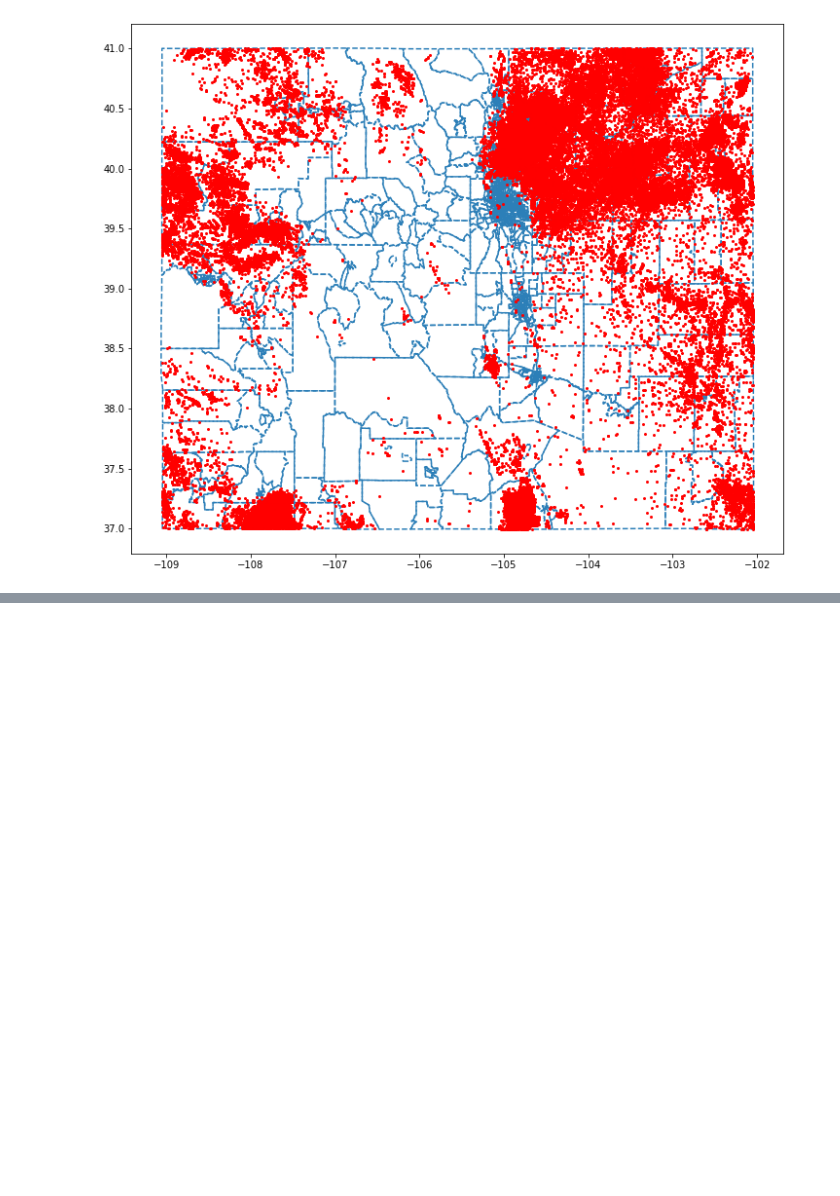
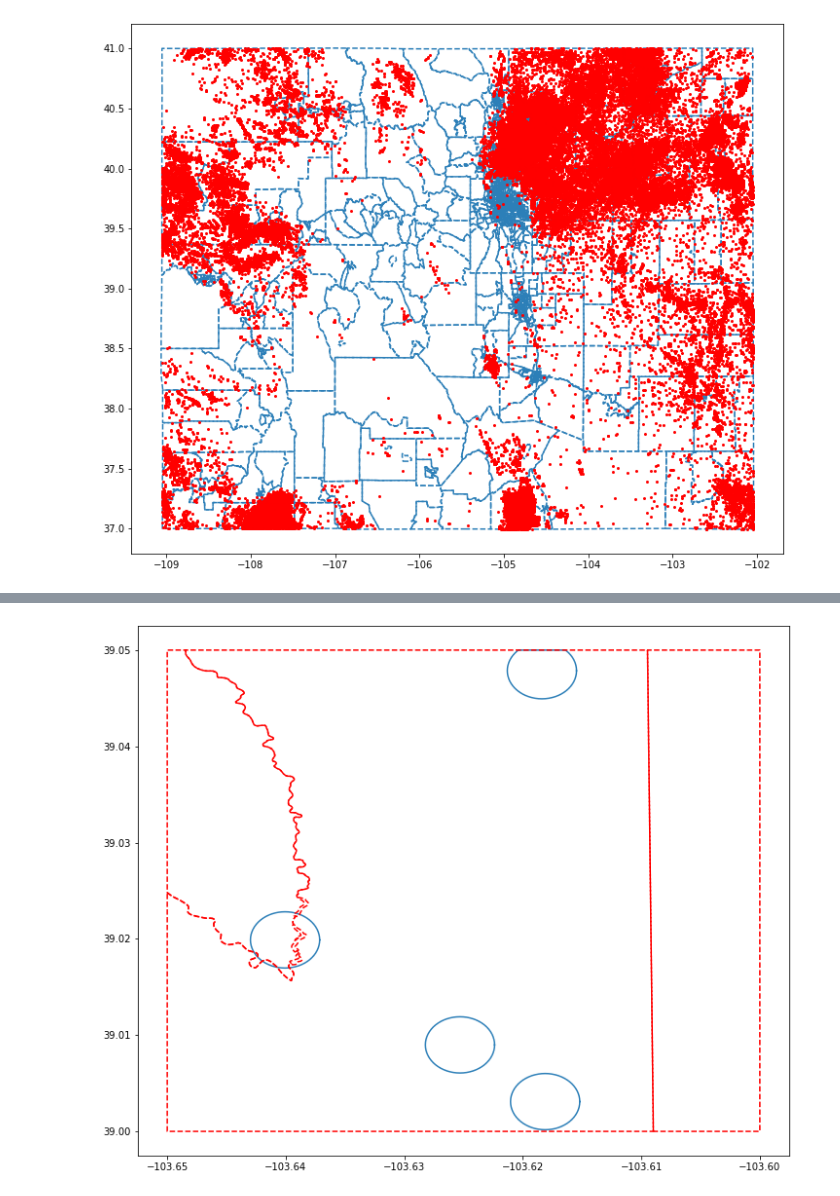
Before and after one commit to margaretmccall/mapping-for-environmental-justice, a Jupyter notebook: oil_gas_calculations.ipynb, the cells around one changed output, grey strips where cells are left out. Drawn from its saved outputs; the diff is of its cells as text; code cells hidden in the pictures; blank space fills up the shorter version.

```diff
--- a/oil_gas_calculations.ipynb
+++ b/oil_gas_calculations.ipynb
@@ -276,3 +156,3 @@ plt.plot(oil_gas.long, oil_gas.lat, 'or', markersize=2)
 # %%
-#Aligning CRS; putting well CRS in tract CRS form
-oil_gas = oil_gas.to_crs(tracts.crs)
+#Aligning CRS; aligning well CRS to block CRS
+oil_gas = oil_gas.to_crs(block_shapes_pop.crs)
@@ -302,7 +182,11 @@ oil_gas_250m_buffer.reset_index(inplace=True)
 # %%
-import time
+#0-250m buffer intersects with which block groups?
+oil_gas_250m_buffer = gpd.GeoDataFrame(oil_gas_250m_buffer)
+oil_gas_250m_buffer.crs = tracts.crs
+oil_gas_250m_buffer.reset_index(inplace=True)
+
 timer = time.time()
-intersection_250m = gpd.overlay(oil_gas_250m_buffer[:1000], block_shapes_pop, how='intersection')
+intersection_250m = gpd.overlay(oil_gas_250m_buffer, block_shapes_pop, how='intersection')
 timer2 = time.time()
 timer2-timer
 # %% [output]
@@ -353,0 +275,13 @@ intersection_250m.groupby('index').count().sort_values(by=['FIPS'])
+# %%
+#Bounding box to zoom in on section of CO
+lat_bounds = [39, 39.05]
+lon_bounds = [-103.65, -103.6]
+lat_point_list = [lat_bounds[0], lat_bounds[1], lat_bounds[1], lat_bounds[0]]
+lon_point_list = [lon_bounds[0], lon_bounds[0], lon_bounds[1], lon_bounds[1]]
+bbox_geom = Polygon(zip(lon_point_list, lat_point_list))
+crs = intersection_250m.crs
+bbox = gpd.GeoDataFrame(index=[0], crs=crs, geometry=[bbox_geom])
+# %%
+graphing_250m = gpd.overlay(intersection_250m, bbox, how='intersection')
+graphing_250m_buffer = gpd.overlay(oil_gas_250m_buffer, bbox, how='intersection')
+graphing_blocks = gpd.overlay(block_shapes_pop, bbox, how='intersection')
@@ -353,0 +320,22 @@ intersection_250m.groupby('index').count().sort_values(by=['FIPS'])
+# %%
+fig = plt.figure(figsize=(12,10))
+
+for buff in graphing_250m_buffer.geometry:
+    if isinstance(buff, Polygon):
+        lons, lats = buff.exterior.xy
+        plt.plot(lons, lats, '-', c=(44/255,127/255,184/255))
+    elif isinstance(buff, MultiPolygon):
+        for poly in buff:
+            lons, lats = poly.exterior.xy
+            plt.plot(lons, lats, '-', c=(44/255,127/255,184/255))
+
+for block in graphing_blocks.geometry:
+    if isinstance(block, Polygon):
+        lons, lats = block.exterior.xy
+        plt.plot(lons, lats, '--', c='red')
+    elif isinstance(block, MultiPolygon):
+        for poly in buff:
+            lons, lats = poly.exterior.xy
+            plt.plot(lons, lats, '--', c='red')
+# %% [output]
+[figure, added]
```
Also changed, not shown: parts of 61 cells of this notebook.
